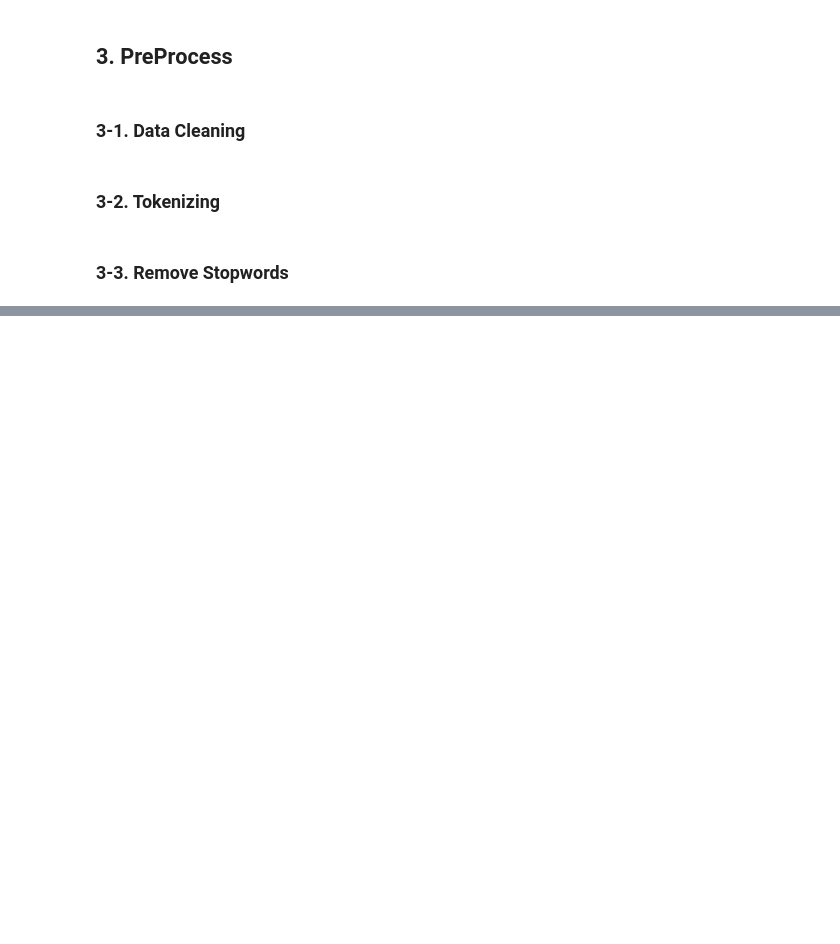
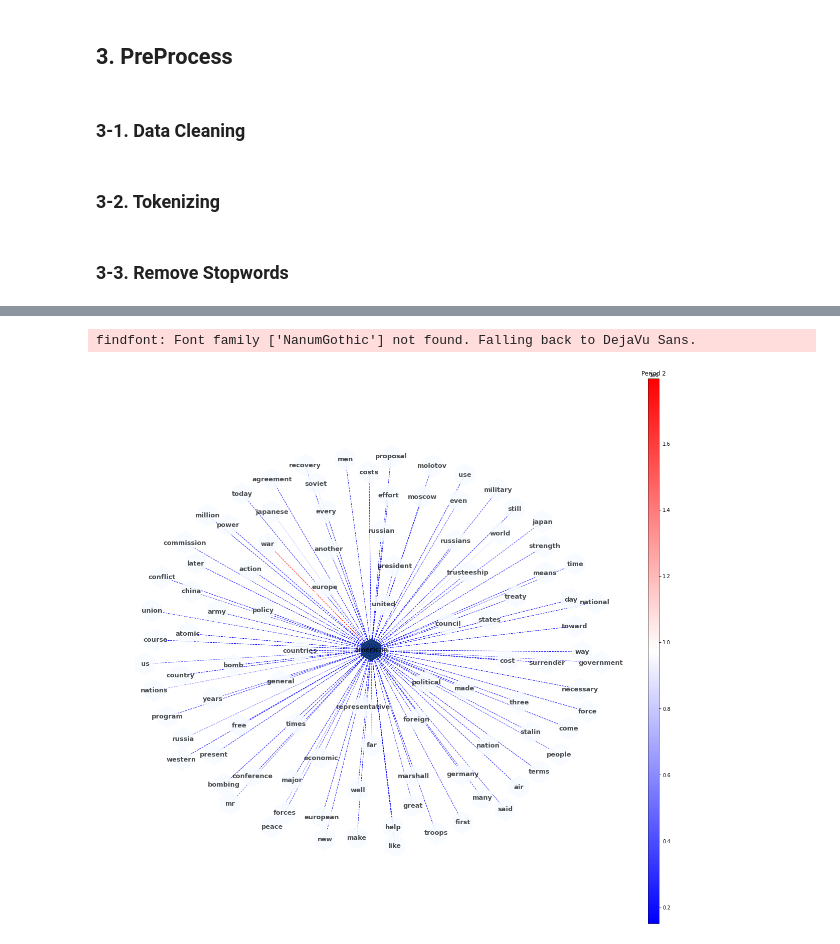
Before and after one commit to MartinusChoi/Text-Mining-Project, a Jupyter notebook: Network-Web-Analysis-ST.ipynb, the cells around one changed output, grey strips where cells are left out. Cells and saved outputs as stored; diff of their text form; code cells hidden in the pictures; blank space fills up the shorter version.

Commit message:
network web analysis

```diff
--- a/Network-Web-Analysis-ST.ipynb
+++ b/Network-Web-Analysis-ST.ipynb
@@ -110,0 +177,7 @@ result = list(apriori(tokenized_1, min_support=0.01))
+# %%
+df = pd.read_csv(RESULT_2+'word-pair-freq.csv')
+# %%
+plotNetwork(df, 150000, node_size=2000, title='Period 2', root=RESULT_2)
+# %% [output]
+findfont: Font family ['NanumGothic'] not found. Falling back to DejaVu Sans.
+[figure, added]
```
Also changed, not shown: parts of 17 cells of this notebook, 7 other files.
